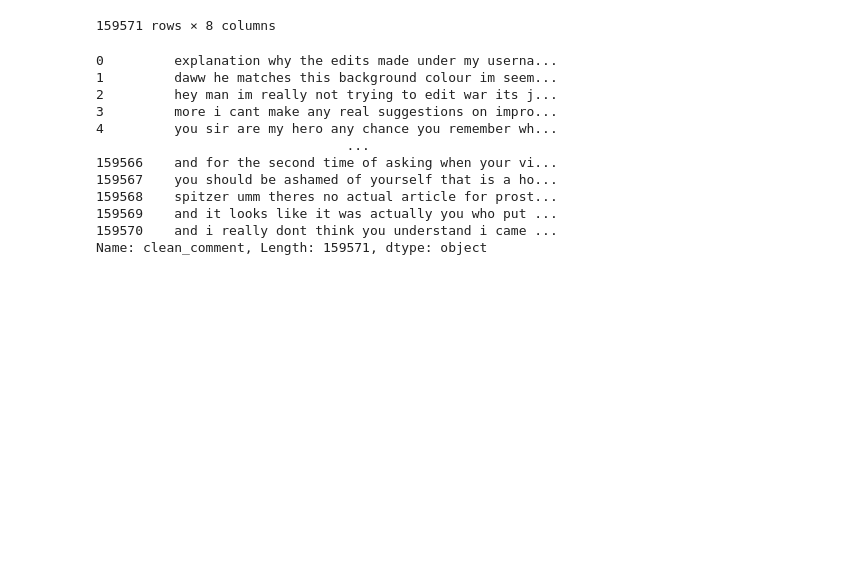
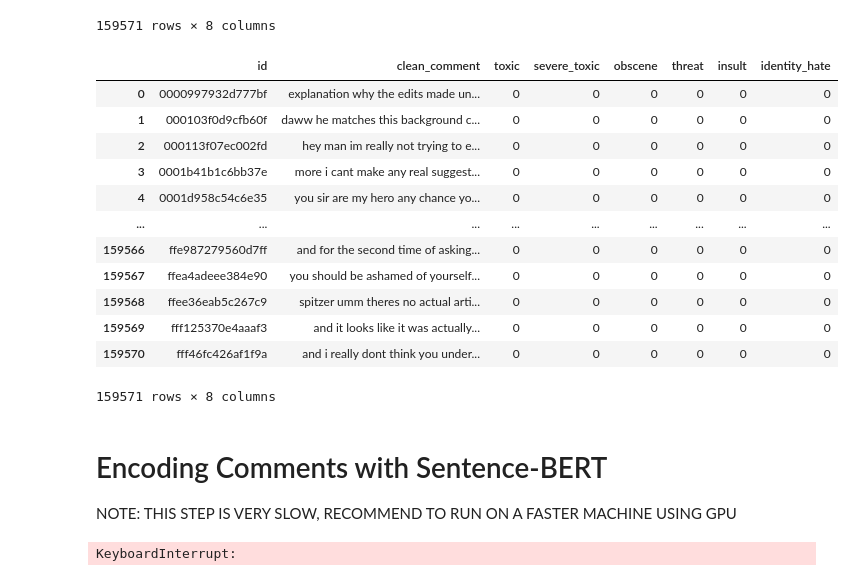
Before and after one commit to lucaszhuang1210/ToxicDetect, a Jupyter notebook: toxic_comment_classifier.ipynb, the cells around one changed output. Cells and saved outputs as stored; diff of their text form; code cells hidden in the pictures; blank space fills up the shorter version.

```diff
--- a/toxic_comment_classifier.ipynb
+++ b/toxic_comment_classifier.ipynb
@@ -69,32 +72,42 @@ Data file found at: ./data/train.csv
 # %%
 # Define a basic text cleaning function
 def clean_text(text):
     text = text.lower()  # Convert to lowercase for uniformity
     text = re.sub(r'[^a-z\s]', '', text)  # Remove punctuation and numbers
     text = re.sub(r'\s+', ' ', text).strip()  # Remove extra whitespace
     return text
 
 # Apply cleaning to the comment_text column
 df['clean_comment'] = df['comment_text'].apply(clean_text)
-df['clean_comment']
+
+columns_to_show = ['id', 'clean_comment', 'toxic', 'severe_toxic', 'obscene', 'threat', 'insult', 'identity_hate']
+df[columns_to_show]
 # %% [output]
+|  | id | clean_comment | toxic | severe_toxic | obscene | threat | insult | identity_hate |
+| 0 | 0000997932d777bf | explanation why the edits made un... | 0 | 0 | 0 | 0 | 0 | 0 |
+| 1 | 000103f0d9cfb60f | daww he matches this background c... | 0 | 0 | 0 | 0 | 0 | 0 |
+| 2 | 000113f07ec002fd | hey man im really not trying to e... | 0 | 0 | 0 | 0 | 0 | 0 |
+| 3 | 0001b41b1c6bb37e | more i cant make any real suggest... | 0 | 0 | 0 | 0 | 0 | 0 |
+| 4 | 0001d958c54c6e35 | you sir are my hero any chance yo... | 0 | 0 | 0 | 0 | 0 | 0 |
+| ... | ... | ... | ... | ... | ... | ... | ... | ... |
+| 159566 | ffe987279560d7ff | and for the second time of asking... | 0 | 0 | 0 | 0 | 0 | 0 |
+| 159567 | ffea4adeee384e90 | you should be ashamed of yourself... | 0 | 0 | 0 | 0 | 0 | 0 |
+| 159568 | ffee36eab5c267c9 | spitzer umm theres no actual arti... | 0 | 0 | 0 | 0 | 0 | 0 |
+| 159569 | fff125370e4aaaf3 | and it looks like it was actually... | 0 | 0 | 0 | 0 | 0 | 0 |
+| 159570 | fff46fc426af1f9a | and i really dont think you under... | 0 | 0 | 0 | 0 | 0 | 0 |
-0         explanation why the edits made under my userna...
-1         daww he matches this background colour im seem...
-2         hey man im really not trying to edit war its j...
-3         more i cant make any real suggestions on impro...
-4         you sir are my hero any chance you remember wh...
-                                ...
-159566    and for the second time of asking when your vi...
-159567    you should be ashamed of yourself that is a ho...
-159568    spitzer umm theres no actual article for prost...
-159569    and it looks like it was actually you who put ...
-159570    and i really dont think you understand i came ...
-Name: clean_comment, Length: 159571, dtype: object
+159571 rows × 8 columns
+# %% [markdown]
+# Encoding Comments with Sentence-BERT
+NOTE: THIS STEP IS VERY SLOW, RECOMMEND TO RUN ON A FASTER MACHINE USING GPU
 # %%
+import torch
+device = 'cuda' if torch.cuda.is_available() else 'cpu'
+
 # Initialize the Sentence-BERT model (using a lightweight pre-trained model)
-sbert_model = SentenceTransformer('all-MiniLM-L6-v2')
+sbert_model = SentenceTransformer('all-MiniLM-L6-v2', device=device)
 
 # Encode the cleaned comments into dense vector representations
 embeddings = sbert_model.encode(df['clean_comment'].tolist(), show_progress_bar=True)
-
-# This cell converts our preprocessed comments into numerical embeddings using Sentence-BERT, enabling the model to capture semantic meaning.
+embeddings
+# %% [output]
+KeyboardInterrupt:
```
Also changed, not shown: parts of 6 cells of this notebook.
